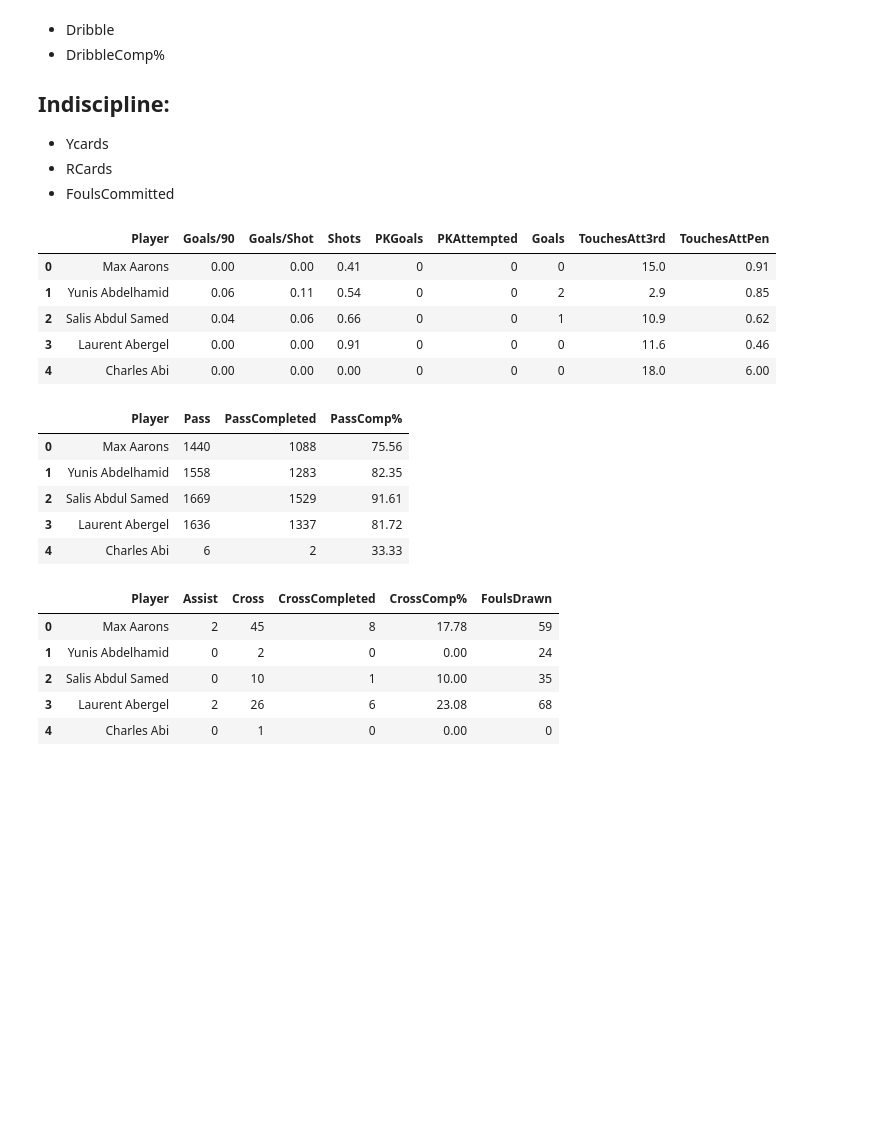
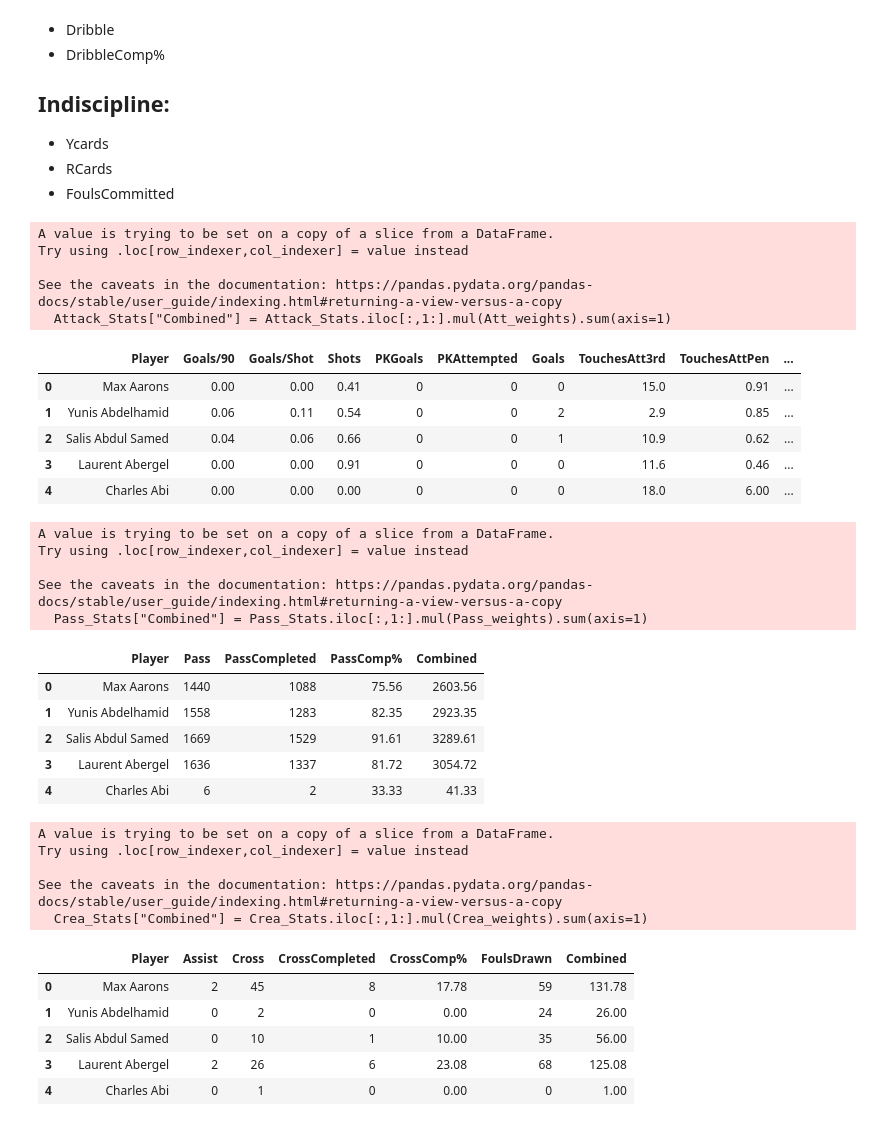
Before and after one commit to mundrapranay/csc440-final-project, a Jupyter notebook: preprocessing.ipynb, the cells around one changed output. Saved outputs shown, nothing was run; the diff lists cells and outputs as text; code cells hidden in the pictures; blank space fills up the shorter version.

Commit message:
Composite Table Created

```diff
--- a/preprocessing.ipynb
+++ b/preprocessing.ipynb
@@ -135,33 +135,60 @@ We group the above attributes into the following categories:
 - FoulsCommitted
 # %%
 Attack_Stats = football_player_stats[["Player","Goals/90","Goals/Shot", "Shots", "PKGoals", "PKAttempted", "Goals", "TouchesAtt3rd", "TouchesAttPen"]]
+
+Att_weights = [1,1,1,1,1,1,1,1]
+Attack_Stats["Combined"] = Attack_Stats.iloc[:,1:].mul(Att_weights).sum(axis=1)
+
 Attack_Stats.head()
 # %% [output]
+A value is trying to be set on a copy of a slice from a DataFrame.
+Try using .loc[row_indexer,col_indexer] = value instead
+
+See the caveats in the documentation: https://pandas.pydata.org/pandas-docs/stable/user_guide/indexing.html#returning-a-view-versus-a-copy
+  Attack_Stats["Combined"] = Attack_Stats.iloc[:,1:].mul(Att_weights).sum(axis=1)
-|  | Player | Goals/90 | Goals/Shot | Shots | PKGoals | PKAttempted | Goals | TouchesAtt3rd | TouchesAttPen |
-| 0 | Max Aarons | 0.00 | 0.00 | 0.41 | 0 | 0 | 0 | 15.0 | 0.91 |
-| 1 | Yunis Abdelhamid | 0.06 | 0.11 | 0.54 | 0 | 0 | 2 | 2.9 | 0.85 |
-| 2 | Salis Abdul Samed | 0.04 | 0.06 | 0.66 | 0 | 0 | 1 | 10.9 | 0.62 |
-| 3 | Laurent Abergel | 0.00 | 0.00 | 0.91 | 0 | 0 | 0 | 11.6 | 0.46 |
-| 4 | Charles Abi | 0.00 | 0.00 | 0.00 | 0 | 0 | 0 | 18.0 | 6.00 |
+|  | Player | Goals/90 | Goals/Shot | Shots | PKGoals | PKAttempted | Goals | TouchesAtt3rd | TouchesAttPen | ... |
+| 0 | Max Aarons | 0.00 | 0.00 | 0.41 | 0 | 0 | 0 | 15.0 | 0.91 | ... |
+| 1 | Yunis Abdelhamid | 0.06 | 0.11 | 0.54 | 0 | 0 | 2 | 2.9 | 0.85 | ... |
+| 2 | Salis Abdul Samed | 0.04 | 0.06 | 0.66 | 0 | 0 | 1 | 10.9 | 0.62 | ... |
+| 3 | Laurent Abergel | 0.00 | 0.00 | 0.91 | 0 | 0 | 0 | 11.6 | 0.46 | ... |
+| 4 | Charles Abi | 0.00 | 0.00 | 0.00 | 0 | 0 | 0 | 18.0 | 6.00 | ... |
 # %%
 Pass_Stats = football_player_stats[["Player","Pass", "PassCompleted", "PassComp%"]]
+
+Pass_weights = [1,1,1]
+Pass_Stats["Combined"] = Pass_Stats.iloc[:,1:].mul(Pass_weights).sum(axis=1)
+
 Pass_Stats.head()
 # %% [output]
+A value is trying to be set on a copy of a slice from a DataFrame.
+Try using .loc[row_indexer,col_indexer] = value instead
+
+See the caveats in the documentation: https://pandas.pydata.org/pandas-docs/stable/user_guide/indexing.html#returning-a-view-versus-a-copy
+  Pass_Stats["Combined"] = Pass_Stats.iloc[:,1:].mul(Pass_weights).sum(axis=1)
-|  | Player | Pass | PassCompleted | PassComp% |
-| 0 | Max Aarons | 1440 | 1088 | 75.56 |
-| 1 | Yunis Abdelhamid | 1558 | 1283 | 82.35 |
-| 2 | Salis Abdul Samed | 1669 | 1529 | 91.61 |
-| 3 | Laurent Abergel | 1636 | 1337 | 81.72 |
-| 4 | Charles Abi | 6 | 2 | 33.33 |
+|  | Player | Pass | PassCompleted | PassComp% | Combined |
+| 0 | Max Aarons | 1440 | 1088 | 75.56 | 2603.56 |
+| 1 | Yunis Abdelhamid | 1558 | 1283 | 82.35 | 2923.35 |
+| 2 | Salis Abdul Samed | 1669 | 1529 | 91.61 | 3289.61 |
+| 3 | Laurent Abergel | 1636 | 1337 | 81.72 | 3054.72 |
+| 4 | Charles Abi | 6 | 2 | 33.33 | 41.33 |
 # %%
 Crea_Stats = football_player_stats[["Player","Assist","Cross", "CrossCompleted", "CrossComp%","FoulsDrawn"]]
+
+Crea_weights = [1,1,1,1,1]
+Crea_Stats["Combined"] = Crea_Stats.iloc[:,1:].mul(Crea_weights).sum(axis=1)
+
 Crea_Stats.head()
 # %% [output]
+A value is trying to be set on a copy of a slice from a DataFrame.
+Try using .loc[row_indexer,col_indexer] = value instead
+
+See the caveats in the documentation: https://pandas.pydata.org/pandas-docs/stable/user_guide/indexing.html#returning-a-view-versus-a-copy
+  Crea_Stats["Combined"] = Crea_Stats.iloc[:,1:].mul(Crea_weights).sum(axis=1)
-|  | Player | Assist | Cross | CrossCompleted | CrossComp% | FoulsDrawn |
-| 0 | Max Aarons | 2 | 45 | 8 | 17.78 | 59 |
-| 1 | Yunis Abdelhamid | 0 | 2 | 0 | 0.00 | 24 |
-| 2 | Salis Abdul Samed | 0 | 10 | 1 | 10.00 | 35 |
-| 3 | Laurent Abergel | 2 | 26 | 6 | 23.08 | 68 |
-| 4 | Charles Abi | 0 | 1 | 0 | 0.00 | 0 |
+|  | Player | Assist | Cross | CrossCompleted | CrossComp% | FoulsDrawn | Combined |
+| 0 | Max Aarons | 2 | 45 | 8 | 17.78 | 59 | 131.78 |
+| 1 | Yunis Abdelhamid | 0 | 2 | 0 | 0.00 | 24 | 26.00 |
+| 2 | Salis Abdul Samed | 0 | 10 | 1 | 10.00 | 35 | 56.00 |
+| 3 | Laurent Abergel | 2 | 26 | 6 | 23.08 | 68 | 125.08 |
+| 4 | Charles Abi | 0 | 1 | 0 | 0.00 | 0 | 1.00 |
 # %%
 Tack_Stats = football_player_stats[["Player","Tackle_Won", "TouchesDefPen", "TouchesDef3rd","AerWon","AerLost"]]
```
Also changed, not shown: parts of 5 cells of this notebook.
